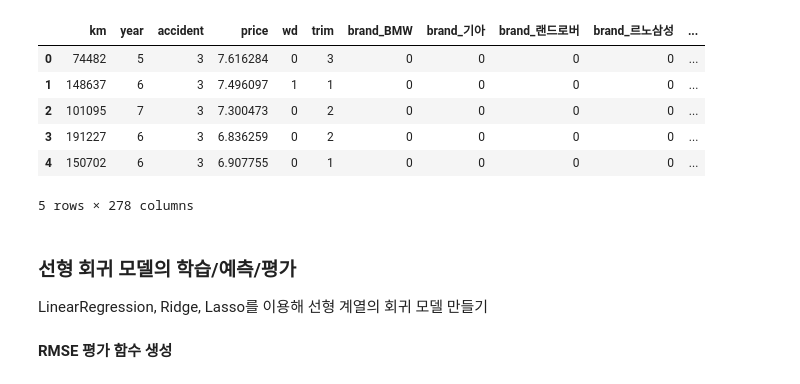
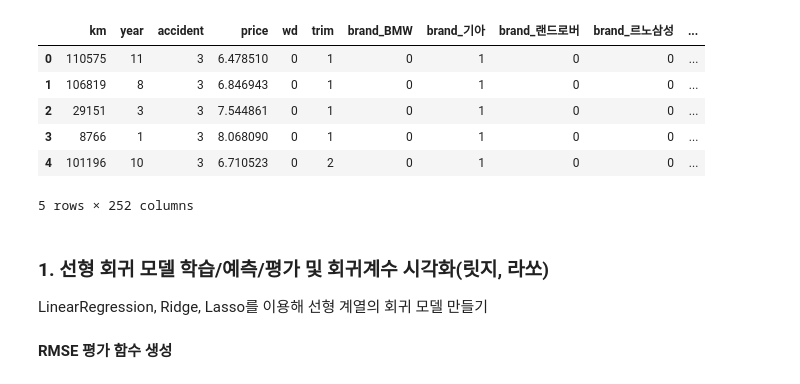
Before and after one commit to Ahn-seongjun/Fin_project_6, a Jupyter notebook: 중고차 가격 예측 회귀 모델.ipynb, the cells around one changed output. Drawn from its saved outputs; the diff is of its cells as text; code cells hidden in the pictures.

```diff
--- a/중고차 가격 예측 회귀 모델.ipynb
+++ b/중고차 가격 예측 회귀 모델.ipynb
@@ -24,18 +29,18 @@ rc('font', family=font_name)
 
 # Target 값 : price
 # %%
-car_df_ohe= pd.read_csv('./data/최종 전처리.csv')
+car_df_ohe= pd.read_csv('./data/최종 전처리2.csv')
 car_df_ohe.head()
 # %% [output]
 |  | km | year | accident | price | wd | trim | brand_BMW | brand_기아 | brand_랜드로버 | brand_르노삼성 | ... |
-| 0 | 74482 | 5 | 3 | 7.616284 | 0 | 3 | 0 | 0 | 0 | 0 | ... |
-| 1 | 148637 | 6 | 3 | 7.496097 | 1 | 1 | 0 | 0 | 0 | 0 | ... |
-| 2 | 101095 | 7 | 3 | 7.300473 | 0 | 2 | 0 | 0 | 0 | 0 | ... |
-| 3 | 191227 | 6 | 3 | 6.836259 | 0 | 2 | 0 | 0 | 0 | 0 | ... |
-| 4 | 150702 | 6 | 3 | 6.907755 | 0 | 1 | 0 | 0 | 0 | 0 | ... |
+| 0 | 110575 | 11 | 3 | 6.478510 | 0 | 1 | 0 | 1 | 0 | 0 | ... |
+| 1 | 106819 | 8 | 3 | 6.846943 | 0 | 1 | 0 | 1 | 0 | 0 | ... |
+| 2 | 29151 | 3 | 3 | 7.544861 | 0 | 1 | 0 | 1 | 0 | 0 | ... |
+| 3 | 8766 | 1 | 3 | 8.068090 | 0 | 1 | 0 | 1 | 0 | 0 | ... |
+| 4 | 101196 | 10 | 3 | 6.710523 | 0 | 2 | 0 | 1 | 0 | 0 | ... |
-5 rows × 278 columns
+5 rows × 252 columns
 # %% [markdown]
-### 선형 회귀 모델의 학습/예측/평가
+### 1. 선형 회귀 모델 학습/예측/평가 및 회귀계수 시각화(릿지, 라쏘)
 
 LinearRegression, Ridge, Lasso를 이용해 선형 계열의 회귀 모델 만들기
 # %% [markdown]
```
Also changed, not shown: parts of 64 cells of this notebook, 11 other files.
